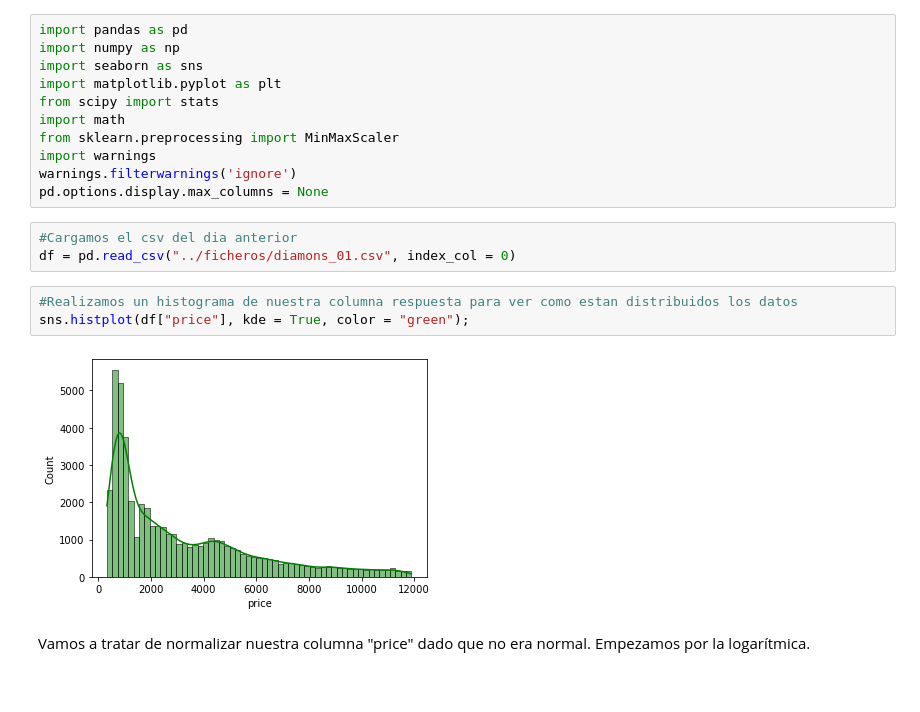
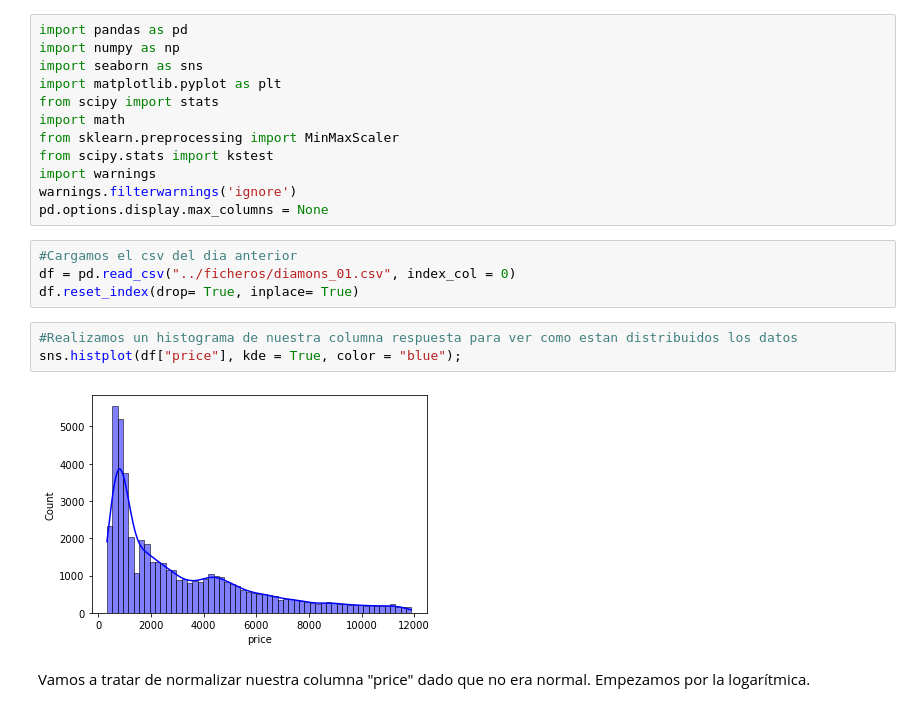
Before and after one commit to Adalab/DA_promoC_Modulo3_sprint1_Sandra_Naiara, a Jupyter notebook: Pair/05_normalizacion.ipynb, the cells around one changed output. Drawn from its saved outputs; the diff is of its cells as text.

```diff
--- a/Pair/05_normalizacion.ipynb
+++ b/Pair/05_normalizacion.ipynb
@@ -6,17 +6,19 @@ import matplotlib.pyplot as plt
 from scipy import stats
 import math
 from sklearn.preprocessing import MinMaxScaler
+from scipy.stats import kstest
 import warnings
 warnings.filterwarnings('ignore')
 pd.options.display.max_columns = None
 # %%
 #Cargamos el csv del dia anterior
 df = pd.read_csv("../ficheros/diamons_01.csv", index_col = 0)
+df.reset_index(drop= True, inplace= True)
 # %%
 #Realizamos un histograma de nuestra columna respuesta para ver como estan distribuidos los datos
-sns.histplot(df["price"], kde = True, color = "green");
+sns.histplot(df["price"], kde = True, color = "blue");
 # %% [output]
-[figure, old version]
+[figure, new version]
 # %% [markdown]
 Vamos a tratar de normalizar nuestra columna "price" dado que no era normal. Empezamos por la logarítmica.
 # %%
```
Also changed, not shown: parts of 10 cells of this notebook, 6 other files.
